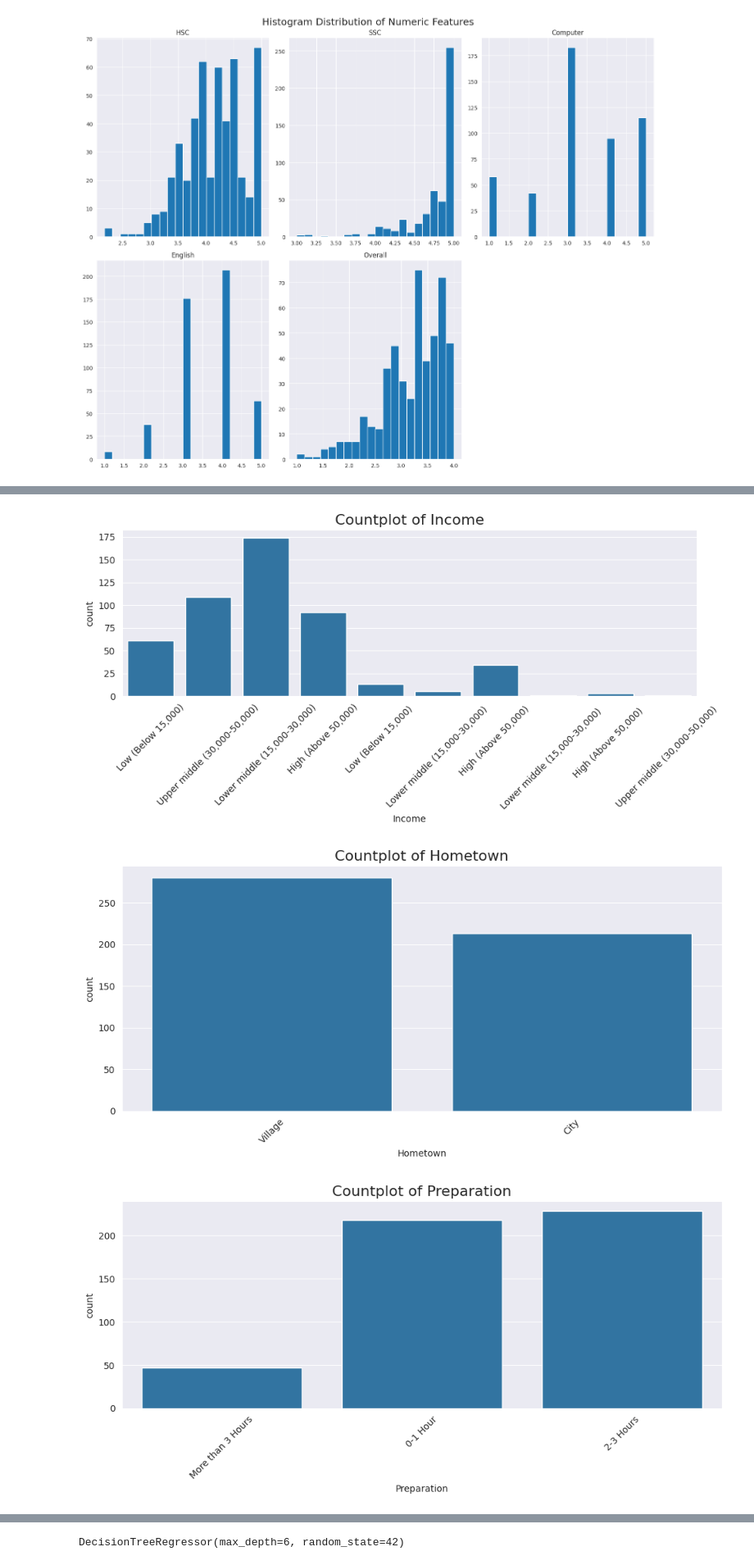
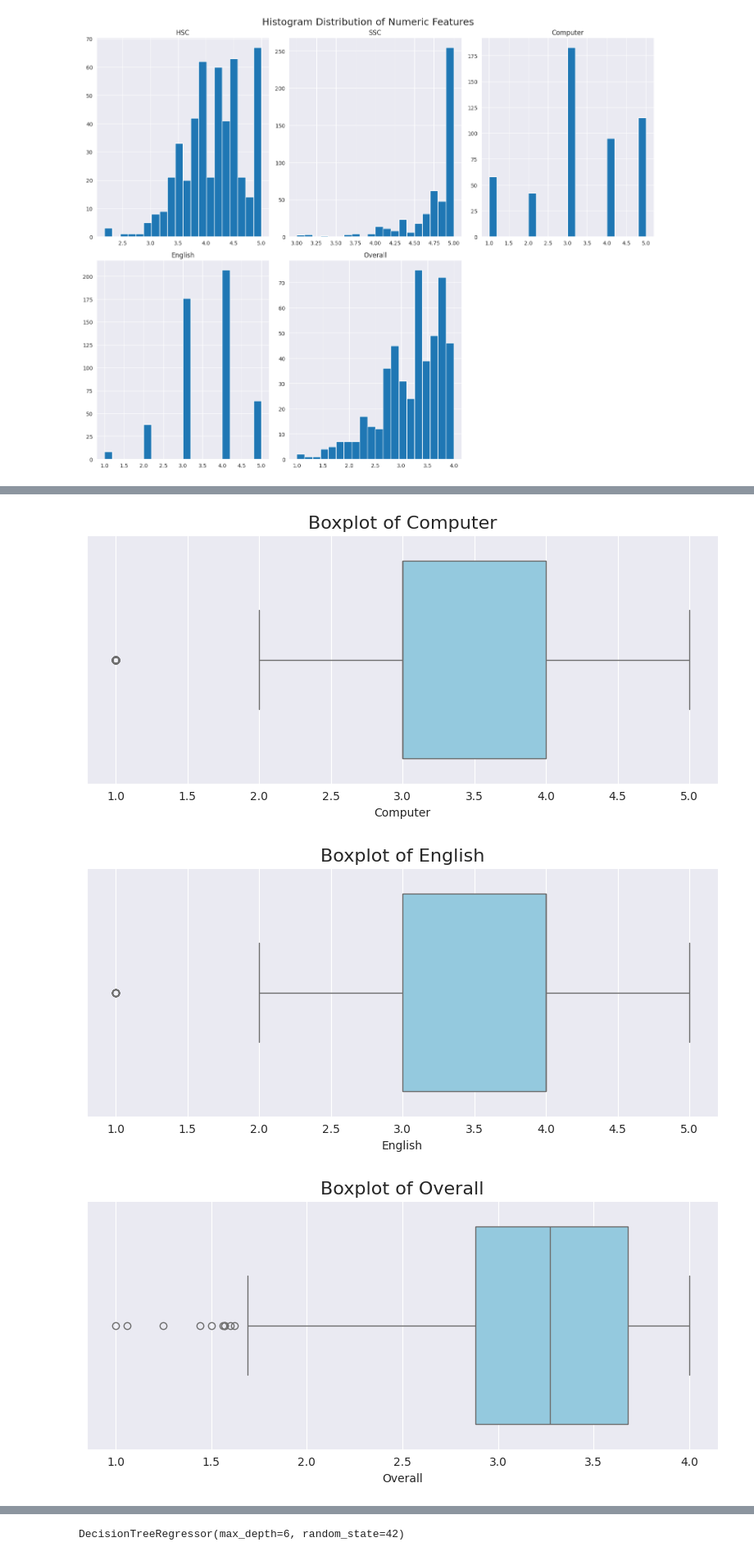
Before and after one commit to leyas-official/CS461_Project, a Jupyter notebook: preprocessing.ipynb, the cells around one changed output, grey strips where cells are left out. Shown: that part at 82% size. Drawn from its saved outputs; the diff is of its cells as text; code cells hidden in the pictures.

Commit message:
Boxplot for outliers detection + numerical correlation results

```diff
--- a/preprocessing.ipynb
+++ b/preprocessing.ipynb
@@ -86,14 +86,14 @@ plt.show()
 <Figure size 1500x1200 with 0 Axes>
 [figure]
 # %%
-#Countplots - Categorical Feature Distributions
-categorical_cols = df.select_dtypes(include=['object']).columns
+# Boxplot for outlier detection
+numeric_cols = df.select_dtypes(include=[np.number]).columns
 
-for col in categorical_cols:
-    plt.figure(figsize=(10, 5))
-    sns.countplot(data=df, x=col)
-    plt.title(f"Countplot of {col}", fontsize=16)
-    plt.xticks(rotation=45)
+for col in numeric_cols:
+    plt.figure(figsize=(8, 4))
+    sns.boxplot(x=df[col], color='skyblue')
+    plt.title(f"Boxplot of {col}", fontsize=16)
+    plt.xlabel(col)
     plt.tight_layout()
     plt.show()
 # %% [output]
@@ -102,3 +102,3 @@ for col in categorical_cols:
-[figure, old version]
+[figure, new version]
-[figure, old version]
+[figure, new version]
-[figure, old version]
+[figure, new version]
```
Also changed, not shown: parts of 3 cells of this notebook.
